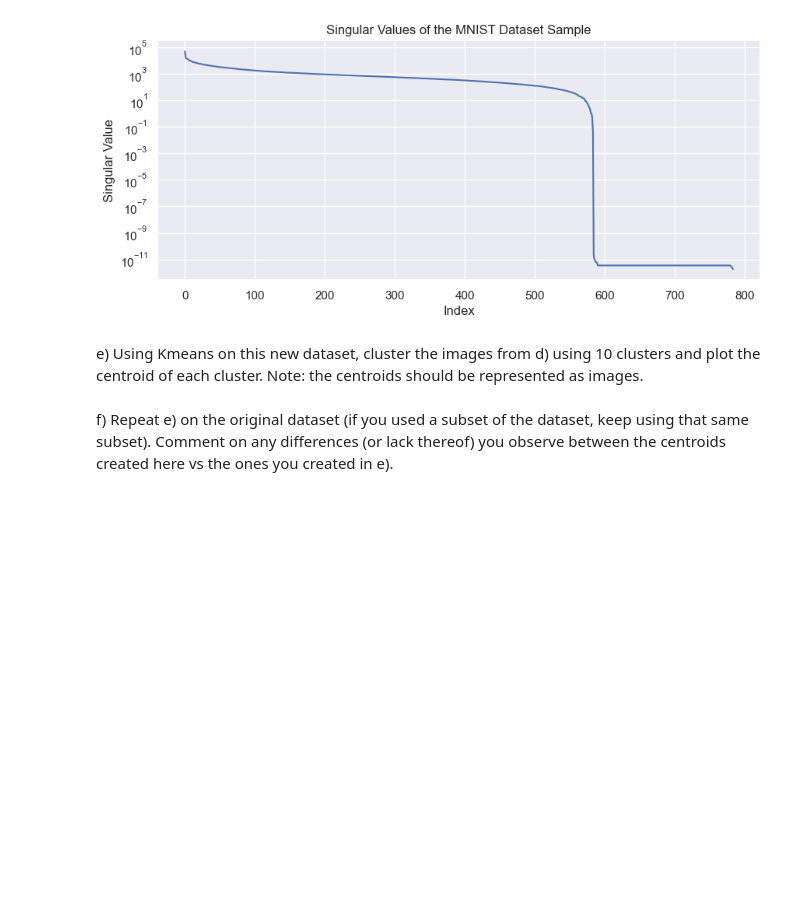
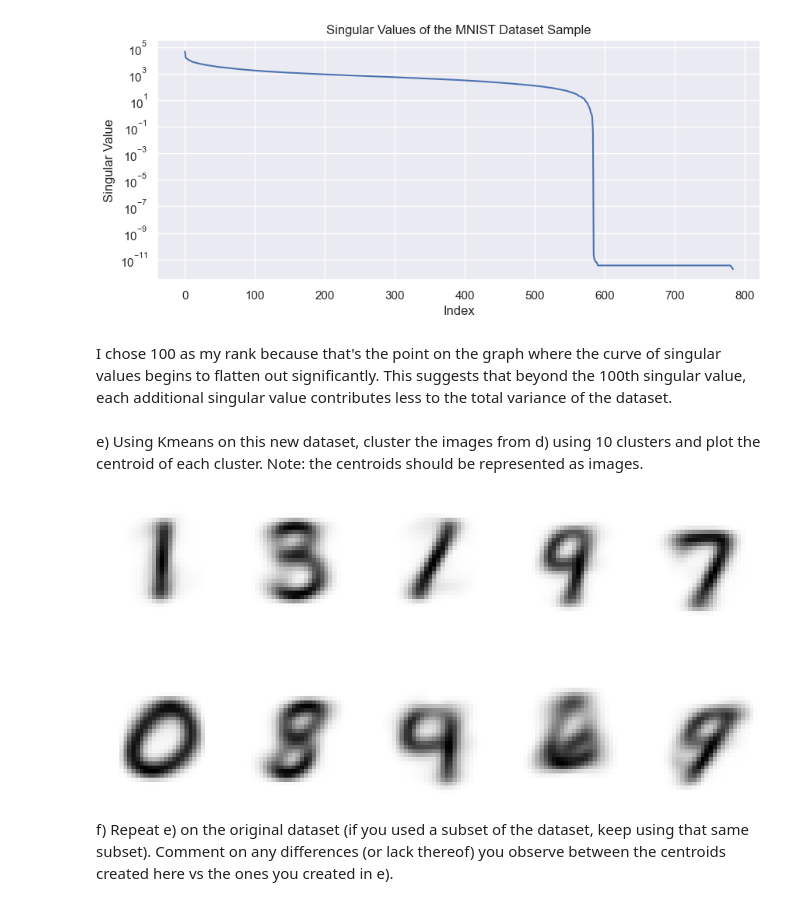
Before and after one commit to stonetharris/CS506, a Jupyter notebook: worksheets/worksheet_10.ipynb, the cells around one changed output. Drawn from its saved outputs; the diff is of its cells as text; code cells hidden in the pictures; blank space fills up the shorter version.

```diff
--- a/worksheets/worksheet_10.ipynb
+++ b/worksheets/worksheet_10.ipynb
@@ -423,5 +423,7 @@ plt.yscale('log')
 plt.show()
 # %% [output]
 [figure]
+# %% [markdown]
+I chose 100 as my rank because that's the point on the graph where the curve of singular values begins to flatten out significantly. This suggests that beyond the 100th singular value, each additional singular value contributes less to the total variance of the dataset.
 # %% [markdown]
 e) Using Kmeans on this new dataset, cluster the images from d) using 10 clusters and plot the centroid of each cluster. Note: the centroids should be represented as images.
@@ -433,2 +430,19 @@ kmeans.fit_predict(...)
+# %%
+from sklearn.cluster import KMeans
+from sklearn.datasets import fetch_openml
+
+X, y = fetch_openml(name="mnist_784", version=1, return_X_y=True, as_frame=False)
+kmeans = KMeans(n_clusters=10, init='k-means++')
+
+clusters = kmeans.fit_predict(X)
+
+fig, axes = plt.subplots(2, 5, figsize=(12, 6))
+centers = kmeans.cluster_centers_.reshape(10, 28, 28)
+for i, ax in enumerate(axes.flat):
+    ax.set_axis_off()
+    ax.imshow(centers[i], cmap=plt.cm.gray_r, interpolation='nearest')
+plt.show()
+# %% [output]
+[figure, added]
 # %% [markdown]
 f) Repeat e) on the original dataset (if you used a subset of the dataset, keep using that same subset). Comment on any differences (or lack thereof) you observe between the centroids created here vs the ones you created in e).
```
Also changed, not shown: parts of 5 cells of this notebook.
